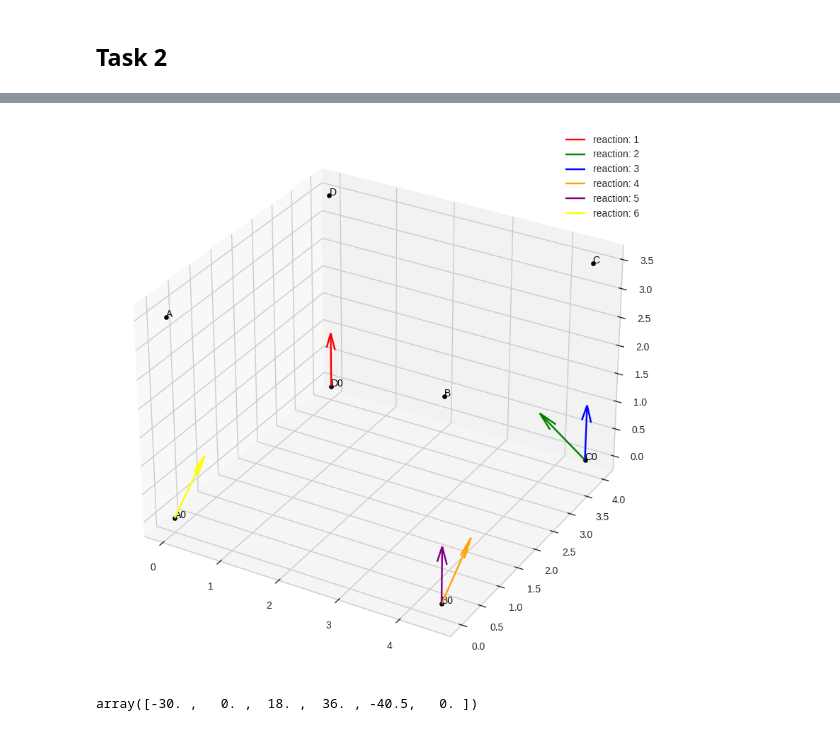
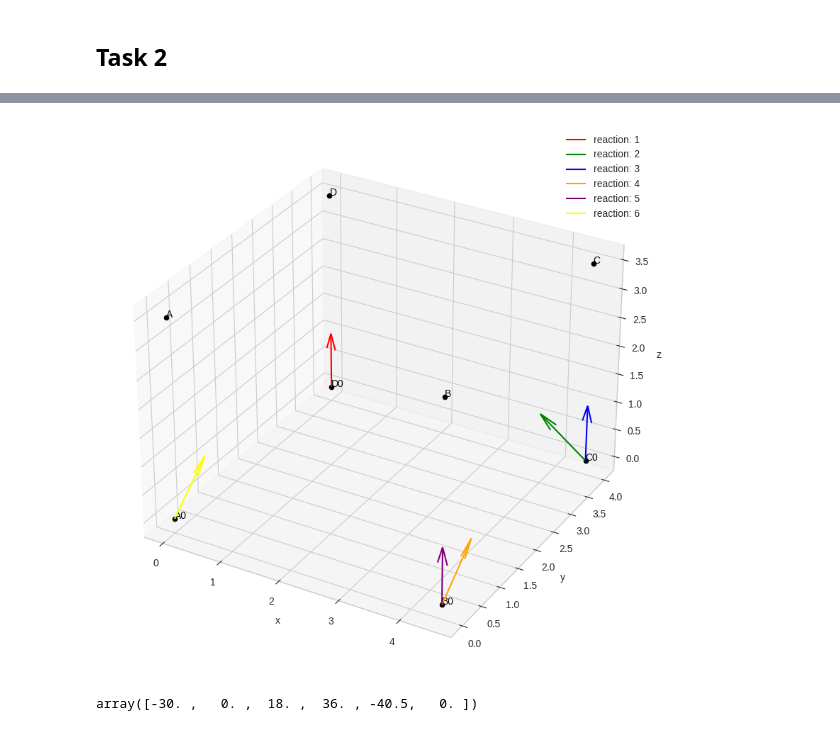
Before and after one commit to lvjonok/f22-theoretical-mechanics, a Jupyter notebook: homework4/main.ipynb, the cells around one changed output, grey strips where cells are left out. Cells and saved outputs as stored; diff of their text form; code cells hidden in the pictures.

Commit message:
fix: add axes to plots

```diff
--- a/homework4/main.ipynb
+++ b/homework4/main.ipynb
@@ -151,38 +151,43 @@ import matplotlib.pyplot as plt
 # create 3d plot
 fig = plt.figure(figsize=(10, 10))
 ax = fig.add_subplot(111, projection="3d")
+
+ax.set_xlabel("x")
+ax.set_ylabel("y")
+ax.set_zlabel("z")
 
 # set style
 plt.style.use("seaborn-whitegrid")
 
 # plot the vectors
 for point, label in zip(
     [A0, B0, C0, D0, A, B, C, D], ["A0", "B0", "C0", "D0", "A", "B", "C", "D"]
 ):
     ax.scatter(point[0], point[1], point[2], color="black")
     ax.text(point[0], point[1], point[2], label, color="black")
 
 import itertools
 
 color = itertools.cycle(["red", "green", "blue", "orange", "purple", "yellow"])
 
 for i, (source, vector) in enumerate(zip([D0, C0, C0, B0, B0, A0], R)):
     ax.quiver(
         source[0],
         source[1],
         source[2],
         vector[0],
         vector[1],
         vector[2],
         label=f"reaction: {i + 1}",
         color=next(color),
         length=1,
     )
 
 ax.legend()
 fig.show()
+fig.savefig("task2init.png")
 # %% [output]
-[figure, old version]
+[figure, new version]
 # %%
 Bm = np.array([-P, 0, G, *np.cross(np.array([b / 2, a / 2, 0]), np.array([0, 0, G]))])
 
```
Also changed, not shown: parts of 1 cell of this notebook, 3 other files.
